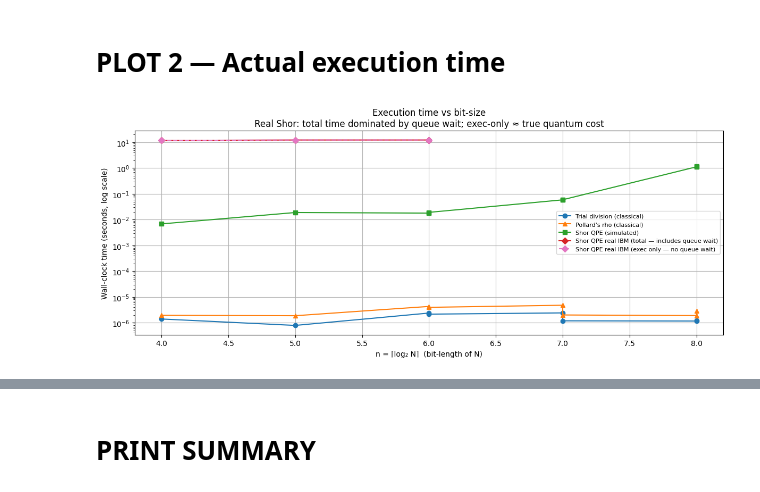
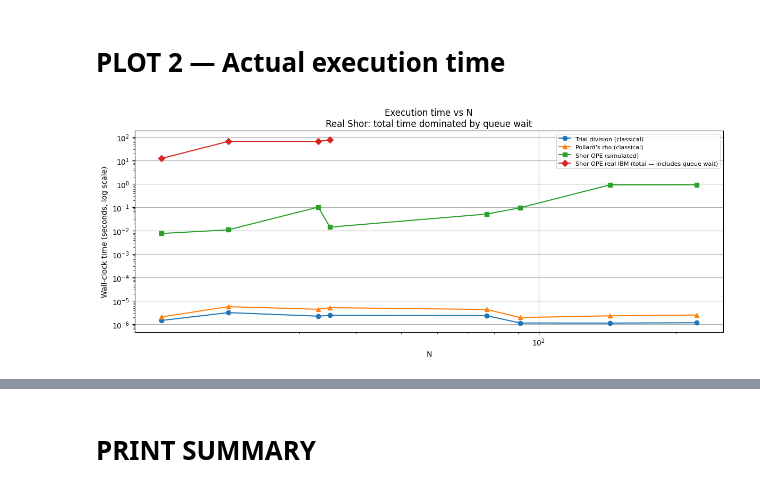
Before and after one commit to peri21/CC-QC-Comparison, a Jupyter notebook: cryptography/factoring/real_shor_comparison.ipynb, the cells around one changed output, grey strips where cells are left out. Drawn from its saved outputs; the diff is of its cells as text; code cells hidden in the pictures.

Commit message:
Shor's done, needs comments check

```diff
--- a/cryptography/factoring/real_shor_comparison.ipynb
+++ b/cryptography/factoring/real_shor_comparison.ipynb
@@ -101,9 +103,8 @@ def extract_period_candidates(counts, n_count, N):
         if measured == 0:
             continue
 
-        phase = measured / (2 ** n_count)
-        frac  = Fraction(phase).limit_denominator(N)
-        r     = frac.denominator
+        frac = Fraction(measured, 2 ** n_count).limit_denominator(N)
+        r    = frac.denominator
         if r > 1 and r not in candidates:
             candidates.append(r)
 
@@ -141,12 +142,11 @@ def shor_factor(N, a, n_count, shots=2000):
 # %%
 # Shor's algorithm on real IBM hardware.
 #   elapsed_total : submission → completion  (includes queue wait)
-#   elapsed_exec  : running → completion     (circuit execution only)
 #   top_prob      : fraction of shots on the top outcome  (noise indicator, higher = less noise)
 def shor_factor_real(N, a, n_count, shots=2000):
     g = gcd(a, N)
     if g > 1:
-        return g, N // g, None, 0, True, 0.0, 0.0, 'trivial', 1.0
+        return g, N // g, None, 0, True, 0.0, 'trivial', 1.0
 
     qc = shor_qpe_circuit(N, a, n_count)
     circuit_depth  = qc.depth()
@@ -164,15 +164,11 @@ def shor_factor_real(N, a, n_count, shots=2000):
     job      = sampler.run([transpiled], shots=shots)
 
     print(f"  Job ID: {job.job_id()}")
-    t_running = None
-    t_done    = None
+    t_done = None
     while True:
         status    = job.status()
         queue_pos = backend.status().pending_jobs
         now       = time.perf_counter()
-
-        if t_running is None and 'RUNNING' in str(status).upper():
-            t_running = now
 
         if queue_pos is not None:
             print(f"  Status: {status} | Queue position: {queue_pos}", end='\r')
@@ -187,7 +183,6 @@ def shor_factor_real(N, a, n_count, shots=2000):
         time.sleep(10)
 
     elapsed_total = t_done - t_submit
-    elapsed_exec  = t_done - (t_running if t_running is not None else t_submit)
 
     result = job.result()
     counts = result[0].data.c.get_counts()
@@ -202,9 +197,9 @@ def shor_factor_real(N, a, n_count, shots=2000):
         x = pow(a, r // 2, N)
         for guess in [gcd(x - 1, N), gcd(x + 1, N)]:
             if 1 < guess < N:
-                return guess, N // guess, r, circuit_depth, True, elapsed_total, elapsed_exec, backend.name, top_prob
+                return guess, N // guess, r, circuit_depth, True, elapsed_total, backend.name, top_prob
 
-    return None, None, None, circuit_depth, False, elapsed_total, elapsed_exec, backend.name, top_prob
+    return None, None, None, circuit_depth, False, elapsed_total, backend.name, top_prob
 # %% [markdown]
 # RUN COMPARISON
 # %%
@@ -398,31 +392,27 @@ plt.show()
 # PLOT 2 — Actual execution time
 # %%
 plt.figure(figsize=(12, 5))
-plt.plot(n_bits_arr, results['trial_time'],   'o-', color='tab:blue',   label='Trial division (classical)')
-plt.plot(n_bits_arr, results['pollard_time'], '^-', color='tab:orange', label="Pollard's rho (classical)")
-plt.plot(n_bits_arr, results['shor_time'],    's-', color='tab:green',  label='Shor QPE (simulated)')
+plt.plot(N_arr, results['trial_time'],   'o-', color='tab:blue',   label='Trial division (classical)')
+plt.plot(N_arr, results['pollard_time'], '^-', color='tab:orange', label="Pollard's rho (classical)")
+plt.plot(N_arr, results['shor_time'],    's-', color='tab:green',  label='Shor QPE (simulated)')
 
 real_idx     = [i for i in range(len(results['N'])) if results['shor_real_ran'][i]]
-real_n_bits  = [results['n_bits'][i]              for i in real_idx]
+real_N       = [results['N'][i]                    for i in real_idx]
 real_t_total = [results['shor_real_time_total'][i] for i in real_idx]
-real_t_exec  = [results['shor_real_time_exec'][i]  for i in real_idx]
 
-plt.plot(real_n_bits, real_t_total, 'D-',  color='tab:red',  label='Shor QPE real IBM (total — includes queue wait)')
-plt.plot(real_n_bits, real_t_exec,  'D--', color='tab:pink', label='Shor QPE real IBM (exec only — no queue wait)')
+plt.plot(real_N, real_t_total, 'D-', color='tab:red', label='Shor QPE real IBM (total — includes queue wait)')
 
-plt.xlabel('n = ⌈log₂ N⌉  (bit-length of N)')
+plt.xlabel('N')
 plt.ylabel('Wall-clock time (seconds, log scale)')
-plt.title(
-    'Execution time vs bit-size\n'
-    'Real Shor: total time dominated by queue wait; exec-only ≈ true quantum cost'
-)
+plt.title('Execution time vs N\nReal Shor: total time dominated by queue wait')
+plt.xscale('log')
 plt.yscale('log')
 plt.legend(fontsize=8)
 plt.grid(True)
 plt.tight_layout()
 plt.show()
 # %% [output]
-[figure, old version]
+[figure, new version]
 # %% [markdown]
 # PLOT 3 — QPE success rate vs n_count
 
```
Also changed, not shown: parts of 8 cells of this notebook.
